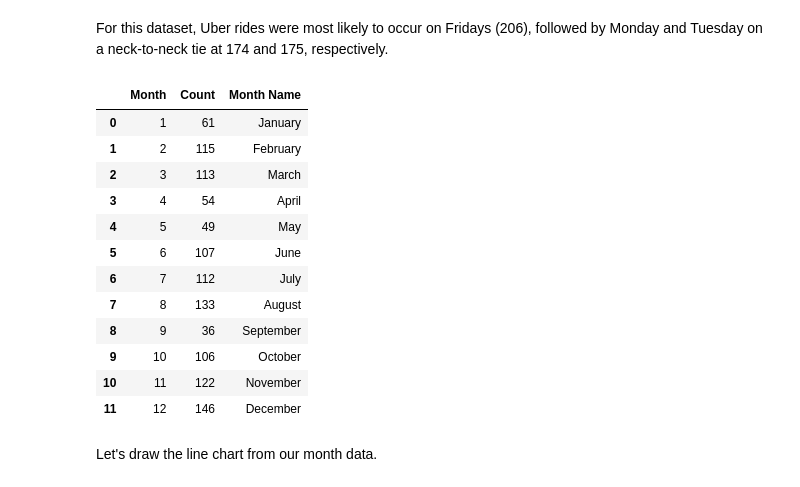
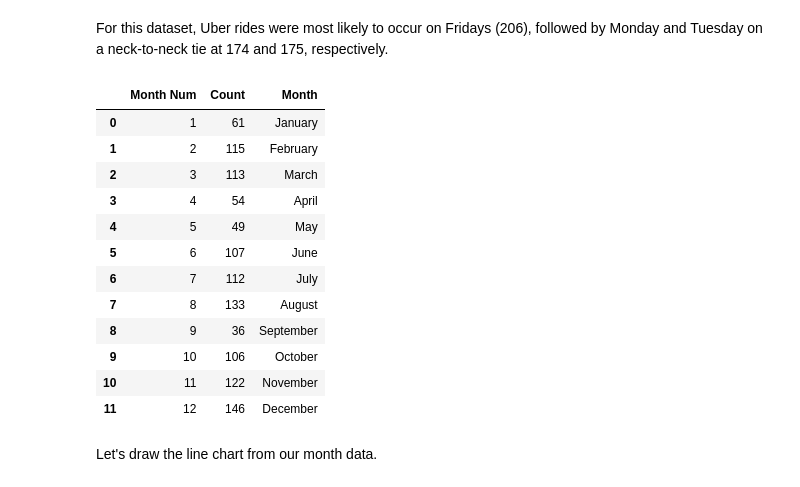
Before and after one commit to LongPhan1912/UberRides, a Jupyter notebook: uber_rides.ipynb, the cells around one changed output. Cells and saved outputs as stored; diff of their text form; code cells hidden in the pictures.

```diff
--- a/uber_rides.ipynb
+++ b/uber_rides.ipynb
@@ -469,13 +469,13 @@ For this dataset, Uber rides were most likely to occur on Fridays (206), followe
 # %%
 # Process month data
 month = data['START_DATE'].dt.month
 df_month = month.value_counts().reset_index()
-df_month.columns = ['Month', 'Count']
-df_month['Month Name'] = df_month['Month'].apply(lambda x: datetime(1900, x, 1).strftime('%B'))
-df_month = df_month.sort_values(by='Month').reset_index(drop=True)
+df_month.columns = ['Month Num', 'Count']
+df_month['Month'] = df_month['Month Num'].apply(lambda x: datetime(1900, x, 1).strftime('%B'))
+df_month = df_month.sort_values(by='Month Num').reset_index(drop=True)
 df_month
 # %% [output]
-|  | Month | Count | Month Name |
+|  | Month Num | Count | Month |
 | 0 | 1 | 61 | January |
 | 1 | 2 | 115 | February |
 | 2 | 3 | 113 | March |
```
Also changed, not shown: parts of 3 cells of this notebook.
